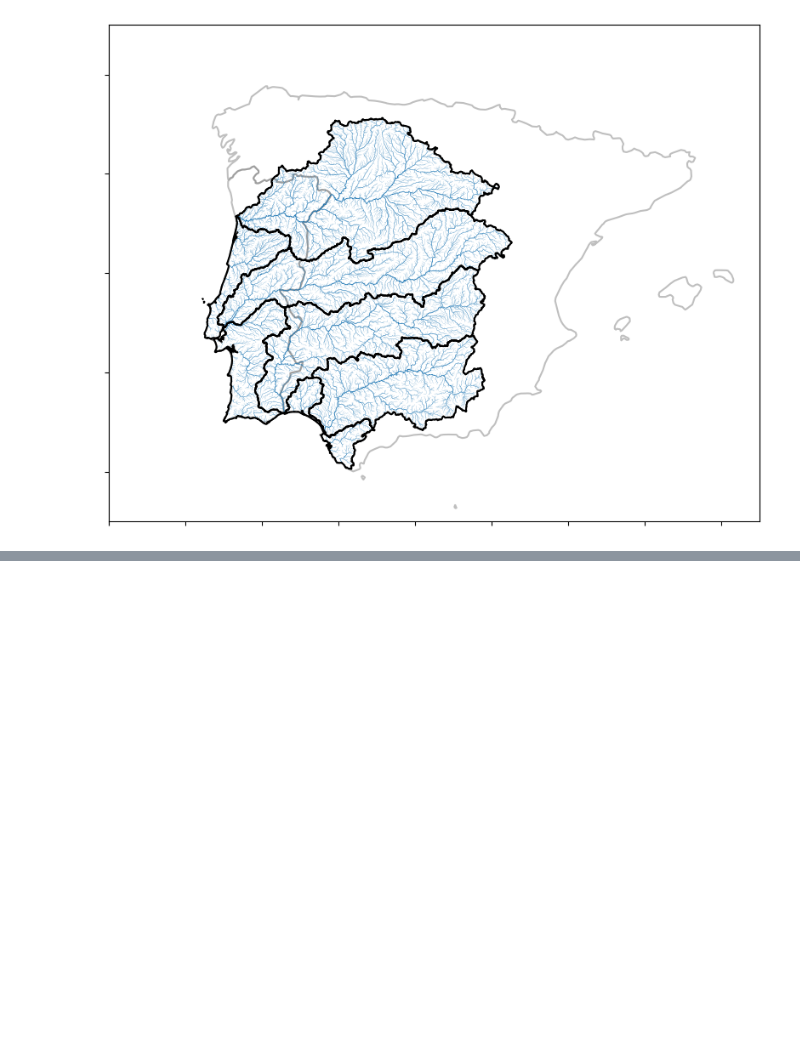
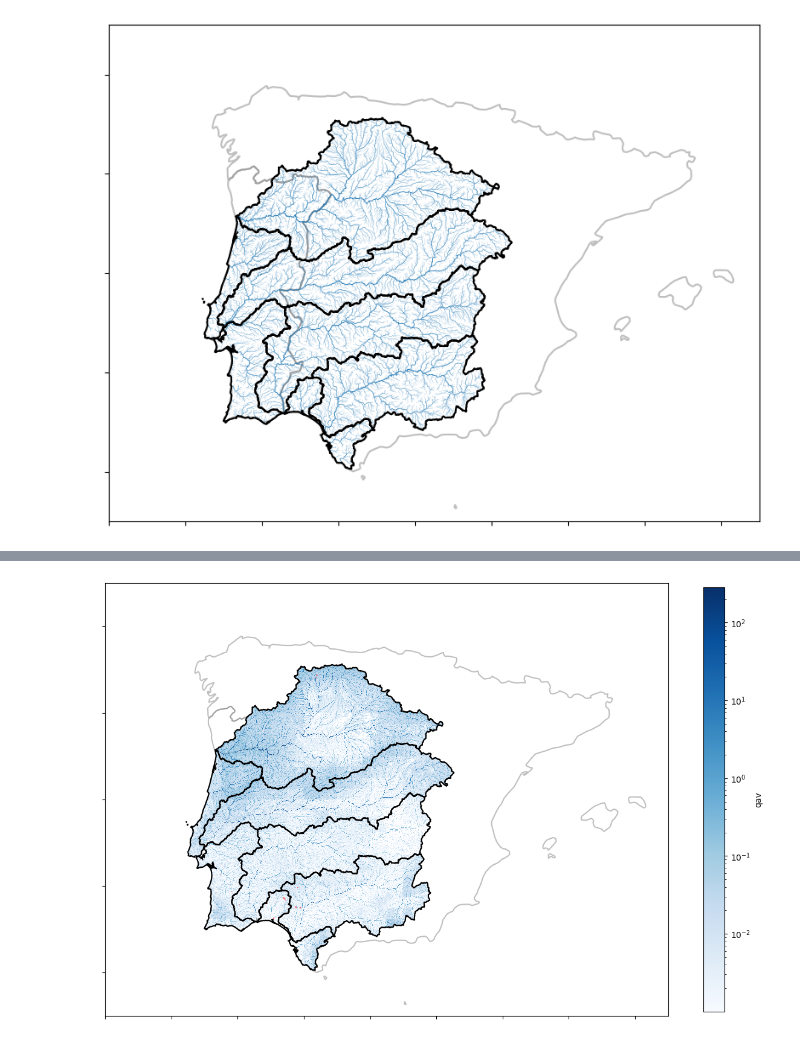
Before and after one commit to lgroenhart/AMDFLOW, a Jupyter notebook: data_exploration.ipynb, the cells around one changed output, grey strips where cells are left out. Saved outputs shown, nothing was run; the diff lists cells and outputs as text; code cells hidden in the pictures; blank space fills up the shorter version.

Commit message:
added vector_rasterisation
py file to raster vector file with raster
currently works with mines vector to mines raster with FLO1K input raster

```diff
--- a/data_exploration.ipynb
+++ b/data_exploration.ipynb
@@ -91,0 +85,26 @@ IPB_mines.explore()
+# %%
+mines.to_crs(4326, inplace = True)
+IPB_mines = gpd.sjoin(mines, IPB, predicate='intersects', how='inner')
+
+fig, ax = plt.subplots(figsize = (12, 12))
+
+IPB.boundary.plot(edgecolor = "k", zorder = 10, ax = ax)
+iberia.boundary.plot(edgecolor = "grey", zorder = 1, ax = ax, alpha = 0.5)
+
+flo_IPB_plot = flo_IPB["qav"].where(flo_IPB["qav"] > 0)
+norm = mcolors.LogNorm(vmin=flo_IPB_plot.min(), vmax=flo_IPB_plot.max())
+flo_IPB_plot.plot(ax = ax, cmap = "Blues",  norm = norm, cbar_kwargs={'shrink': 0.6, 'label': 'qav'})
+IPB_mines.plot(ax = ax, color = "red")
+ax.set_xlim(-12, 5)
+ax.set_ylim(35, 45)
+ax.set_xticklabels("")
+ax.set_yticklabels("")
+ax.set_ylabel("")
+ax.set_xlabel("")
+ax.set_title("")
+plt.tight_layout()
+fig.savefig("test_flo1k_mines.png", dpi = 200)
+plt.show()
+plt.close()
+# %% [output]
+[figure, added]
```
Also changed, not shown: parts of 4 cells of this notebook, 1 other file.
